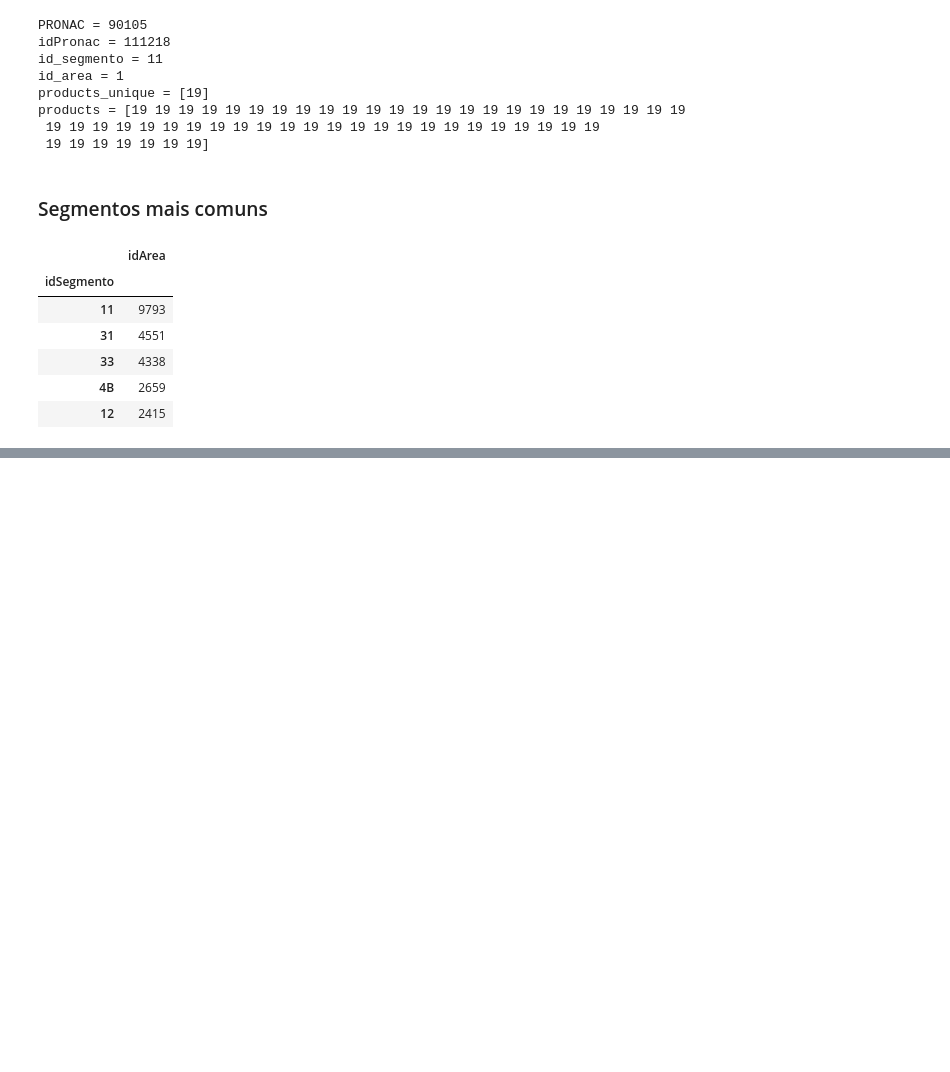
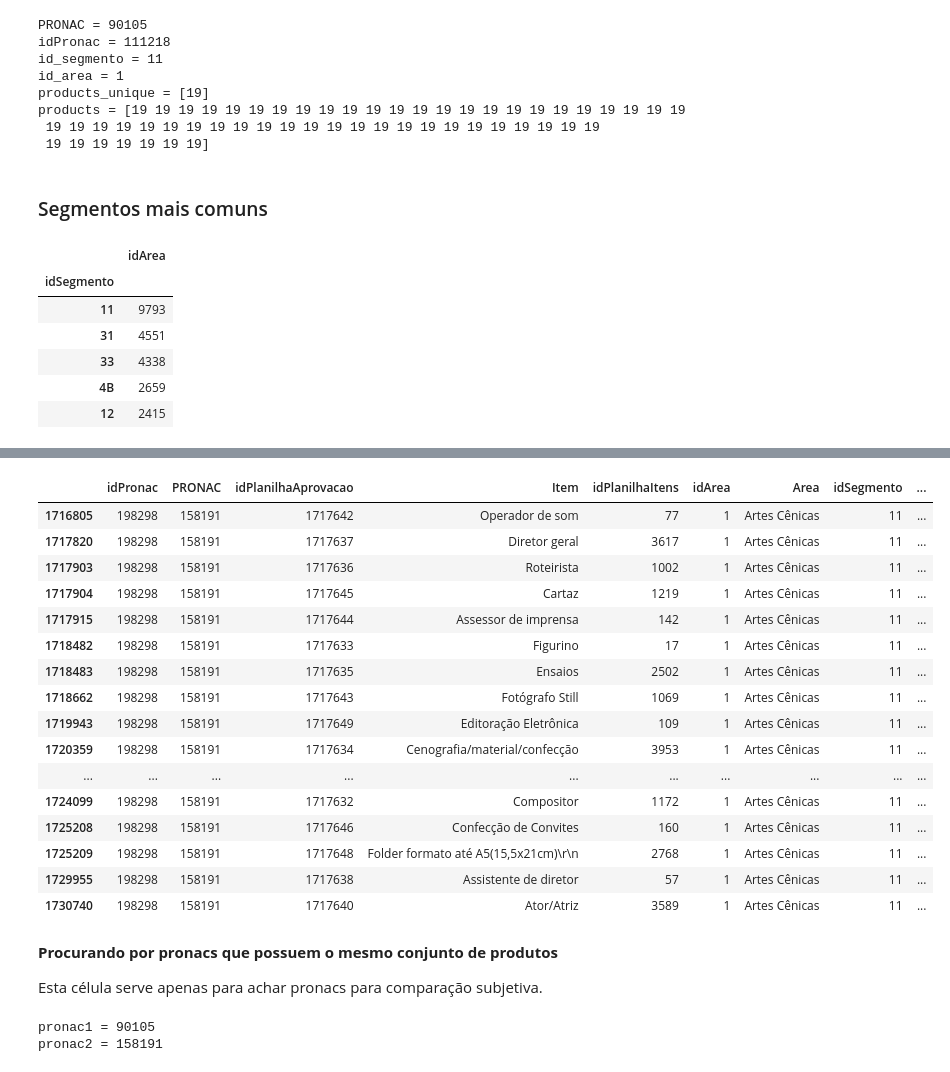
Before and after one commit to lappis-unb/salic-ml, a Jupyter notebook: notebooks/doing/projects_similarity_feature_engineering.ipynb, the cells around one changed output, grey strips where cells are left out. Drawn from its saved outputs; the diff is of its cells as text; code cells hidden in the pictures; blank space fills up the shorter version.

Commit message:
Weigthed jaccard index, conclusion

```diff
--- a/notebooks/doing/projects_similarity_feature_engineering.ipynb
+++ b/notebooks/doing/projects_similarity_feature_engineering.ipynb
@@ -349,0 +307,45 @@ Por fim, discussão do que foi implementado e apresentação das melhores altern
+# %%
+display(df[df['PRONAC'] == 158191])
+# %% [output]
+|  | idPronac | PRONAC | idPlanilhaAprovacao | Item | idPlanilhaItens | idArea | Area | idSegmento | ... |
+| 1716805 | 198298 | 158191 | 1717642 | Operador de som | 77 | 1 | Artes Cênicas | 11 | ... |
+| 1717820 | 198298 | 158191 | 1717637 | Diretor geral | 3617 | 1 | Artes Cênicas | 11 | ... |
+| 1717903 | 198298 | 158191 | 1717636 | Roteirista | 1002 | 1 | Artes Cênicas | 11 | ... |
+| 1717904 | 198298 | 158191 | 1717645 | Cartaz | 1219 | 1 | Artes Cênicas | 11 | ... |
+| 1717915 | 198298 | 158191 | 1717644 | Assessor de imprensa | 142 | 1 | Artes Cênicas | 11 | ... |
+| 1718482 | 198298 | 158191 | 1717633 | Figurino | 17 | 1 | Artes Cênicas | 11 | ... |
+| 1718483 | 198298 | 158191 | 1717635 | Ensaios | 2502 | 1 | Artes Cênicas | 11 | ... |
+| 1718662 | 198298 | 158191 | 1717643 | Fotógrafo Still | 1069 | 1 | Artes Cênicas | 11 | ... |
+| 1719943 | 198298 | 158191 | 1717649 | Editoração Eletrônica | 109 | 1 | Artes Cênicas | 11 | ... |
+| 1720359 | 198298 | 158191 | 1717634 | Cenografia/material/confecção | 3953 | 1 | Artes Cênicas | 11 | ... |
+| ... | ... | ... | ... | ... | ... | ... | ... | ... | ... |
+| 1724099 | 198298 | 158191 | 1717632 | Compositor | 1172 | 1 | Artes Cênicas | 11 | ... |
+| 1725208 | 198298 | 158191 | 1717646 | Confecção de Convites | 160 | 1 | Artes Cênicas | 11 | ... |
+| 1725209 | 198298 | 158191 | 1717648 | Folder formato até A5(15,5x21cm)\r\n | 2768 | 1 | Artes Cênicas | 11 | ... |
+| 1729955 | 198298 | 158191 | 1717638 | Assistente de diretor | 57 | 1 | Artes Cênicas | 11 | ... |
+| 1730740 | 198298 | 158191 | 1717640 | Ator/Atriz | 3589 | 1 | Artes Cênicas | 11 | ... |
+# %% [markdown]
+**Procurando por pronacs que possuem o mesmo conjunto de produtos**
+
+Esta célula serve apenas para achar pronacs para comparação subjetiva.
+# %%
+def find_pronacs_equal_products():
+    artes = df[df['idSegmento'] == '11'][['PRONAC', 'idProduto']]
+    nunique = artes.groupby('PRONAC').nunique().sort_values('idProduto')
+    for i in range(len(nunique.index)):
+        pronac1 = nunique.index[i]
+        products1 = artes[artes['PRONAC'] == pronac1].idProduto.unique()
+
+        for j in range(i + 1, len(nunique.index)):
+            pronac2 = nunique.index[j]
+            products2 = artes[artes['PRONAC'] == pronac2].idProduto.unique()
+
+            if products1 == products2:
+                print('pronac1 = {}'.format(pronac1))
+                print('pronac2 = {}'.format(pronac2))
+                return
+
+find_pronacs_equal_products()
+# %% [output]
+pronac1 = 90105
+pronac2 = 158191
```
Also changed, not shown: parts of 39 cells of this notebook, 1 other file.
